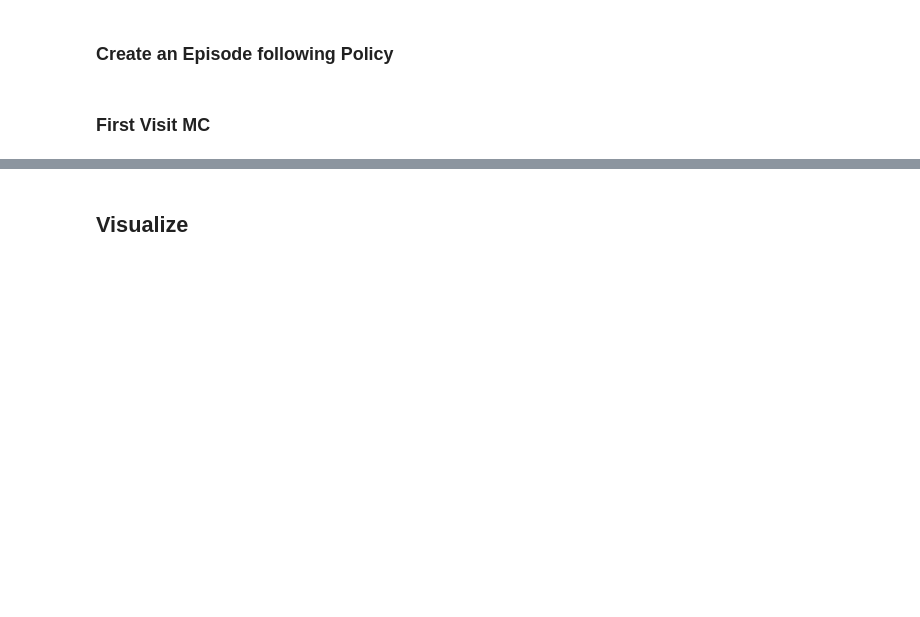
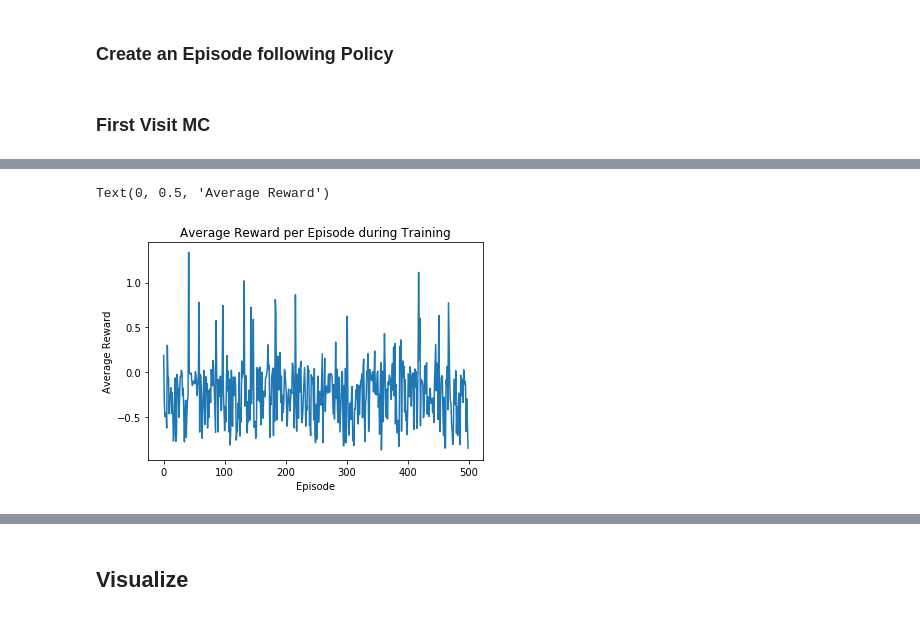
Before and after one commit to aarontan-git/RL_algorithms, a Jupyter notebook: Notebooks/First_visit.ipynb, the cells around one changed output, grey strips where cells are left out. Drawn from its saved outputs; the diff is of its cells as text; code cells hidden in the pictures; blank space fills up the shorter version.

```diff
--- a/Notebooks/First_visit.ipynb
+++ b/Notebooks/First_visit.ipynb
@@ -200,0 +222,9 @@ for iteration in range(500):
+# %%
+# average reward per episode
+plt.plot(average_reward_list)
+plt.title('Average Reward per Episode during Training')
+plt.xlabel('Episode')
+plt.ylabel('Average Reward')
+# %% [output]
+Text(0, 0.5, 'Average Reward')
+[figure, added]
```
Also changed, not shown: parts of 10 cells of this notebook, 1 other file.
